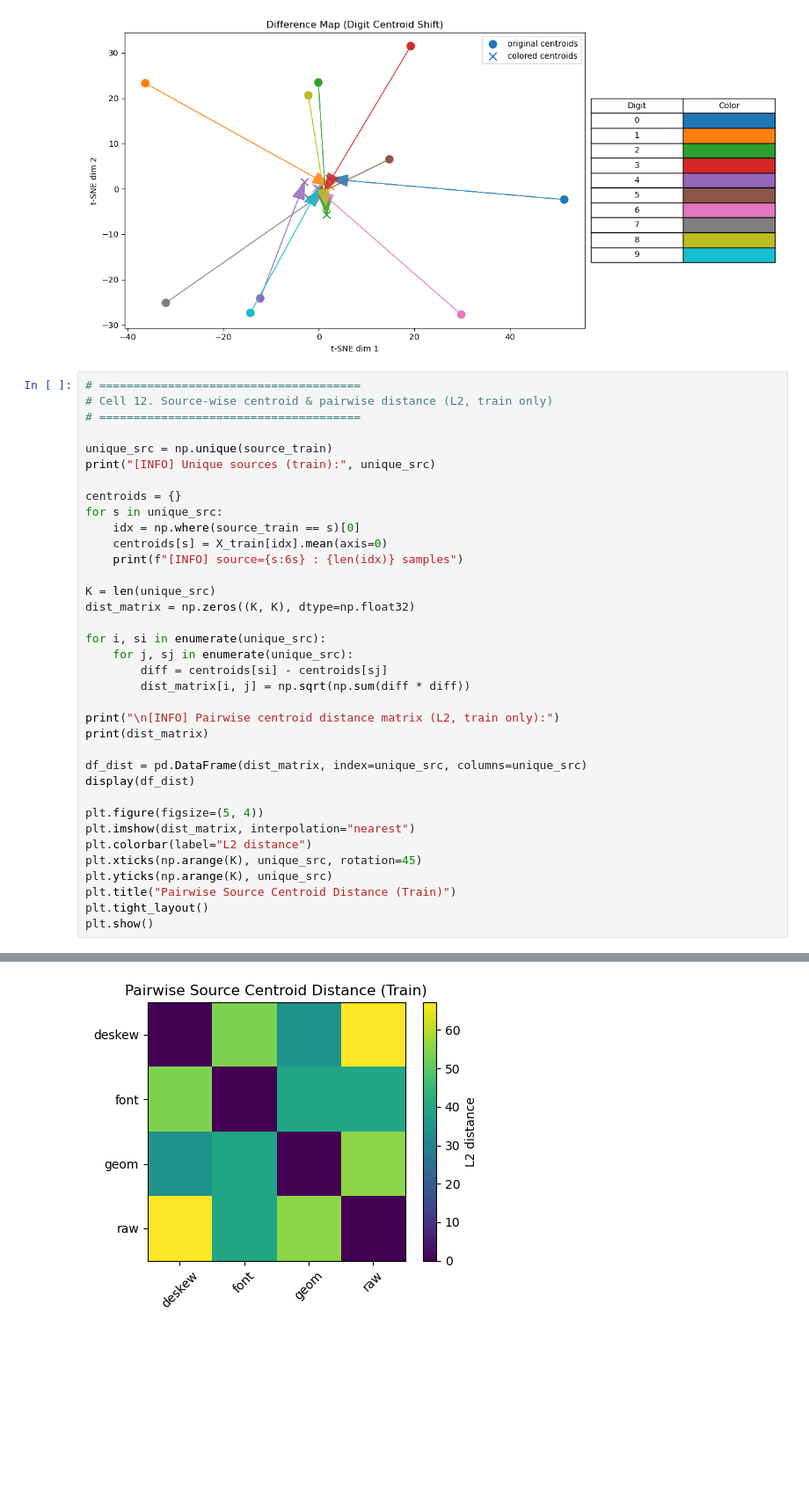
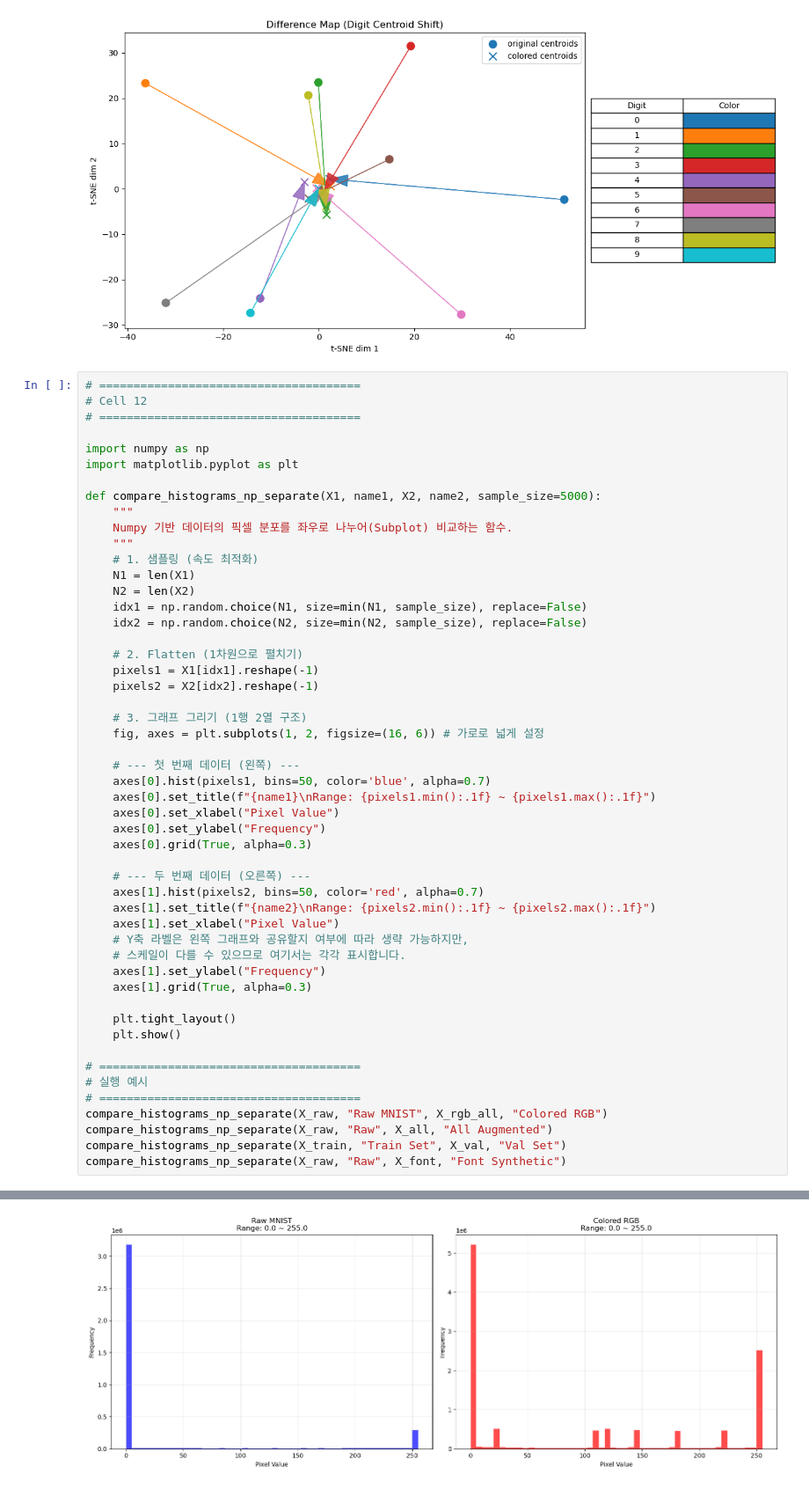
Before and after one commit to ML-SSU-2025/colored-mnist-classification, a Jupyter notebook: notebooks/01_preprocessing_colored_mnist.ipynb, the cells around one changed output, grey strips where cells are left out. Shown at 88% size. Drawn from its saved outputs; the diff is of its cells as text; blank space fills up the shorter version.

```diff
--- a/notebooks/01_preprocessing_colored_mnist.ipynb
+++ b/notebooks/01_preprocessing_colored_mnist.ipynb
@@ -1322,38 +1322,53 @@ plt.show()
 [figure]
 # %%
 # ======================================
-# Cell 12. Source-wise centroid & pairwise distance (L2, train only)
+# Cell 12
 # ======================================
 
-unique_src = np.unique(source_train)
-print("[INFO] Unique sources (train):", unique_src)
+import numpy as np
+import matplotlib.pyplot as plt
 
-centroids = {}
-for s in unique_src:
-    idx = np.where(source_train == s)[0]
-    centroids[s] = X_train[idx].mean(axis=0)
-    print(f"[INFO] source={s:6s} : {len(idx)} samples")
+def compare_histograms_np_separate(X1, name1, X2, name2, sample_size=5000):
+    """
+    Numpy 기반 데이터의 픽셀 분포를 좌우로 나누어(Subplot) 비교하는 함수.
+    """
+    # 1. 샘플링 (속도 최적화)
+    N1 = len(X1)
+    N2 = len(X2)
+    idx1 = np.random.choice(N1, size=min(N1, sample_size), replace=False)
+    idx2 = np.random.choice(N2, size=min(N2, sample_size), replace=False)
 
-K = len(unique_src)
-dist_matrix = np.zeros((K, K), dtype=np.float32)
+    # 2. Flatten (1차원으로 펼치기)
+    pixels1 = X1[idx1].reshape(-1)
+    pixels2 = X2[idx2].reshape(-1)
 
-for i, si in enumerate(unique_src):
-    for j, sj in enumerate(unique_src):
-        diff = centroids[si] - centroids[sj]
-        dist_matrix[i, j] = np.sqrt(np.sum(diff * diff))
+    # 3. 그래프 그리기 (1행 2열 구조)
+    fig, axes = plt.subplots(1, 2, figsize=(16, 6)) # 가로로 넓게 설정
 
-print("\n[INFO] Pairwise centroid distance matrix (L2, train only):")
-print(dist_matrix)
+    # --- 첫 번째 데이터 (왼쪽) ---
+    axes[0].hist(pixels1, bins=50, color='blue', alpha=0.7)
+    axes[0].set_title(f"{name1}\nRange: {pixels1.min():.1f} ~ {pixels1.max():.1f}")
+    axes[0].set_xlabel("Pixel Value")
+    axes[0].set_ylabel("Frequency")
+    axes[0].grid(True, alpha=0.3)
 
-df_dist = pd.DataFrame(dist_matrix, index=unique_src, columns=unique_src)
-display(df_dist)
+    # --- 두 번째 데이터 (오른쪽) ---
+    axes[1].hist(pixels2, bins=50, color='red', alpha=0.7)
+    axes[1].set_title(f"{name2}\nRange: {pixels2.min():.1f} ~ {pixels2.max():.1f}")
+    axes[1].set_xlabel("Pixel Value")
+    # Y축 라벨은 왼쪽 그래프와 공유할지 여부에 따라 생략 가능하지만,
+    # 스케일이 다를 수 있으므로 여기서는 각각 표시합니다.
+    axes[1].set_ylabel("Frequency")
+    axes[1].grid(True, alpha=0.3)
 
-plt.figure(figsize=(5, 4))
-plt.imshow(dist_matrix, interpolation="nearest")
-plt.colorbar(label="L2 distance")
-plt.xticks(np.arange(K), unique_src, rotation=45)
-plt.yticks(np.arange(K), unique_src)
-plt.title("Pairwise Source Centroid Distance (Train)")
-plt.tight_layout()
-plt.show()
+    plt.tight_layout()
+    plt.show()
+
+# ======================================
+# 실행 예시
+# ======================================
+compare_histograms_np_separate(X_raw, "Raw MNIST", X_rgb_all, "Colored RGB")
+compare_histograms_np_separate(X_raw, "Raw", X_all, "All Augmented")
+compare_histograms_np_separate(X_train, "Train Set", X_val, "Val Set")
+compare_histograms_np_separate(X_raw, "Raw", X_font, "Font Synthetic")
 # %% [output]
@@ -1376 +1375 @@ plt.show()
-[figure, old version]
+[figure, new version]
```
Also changed, not shown: parts of 3 cells of this notebook.
